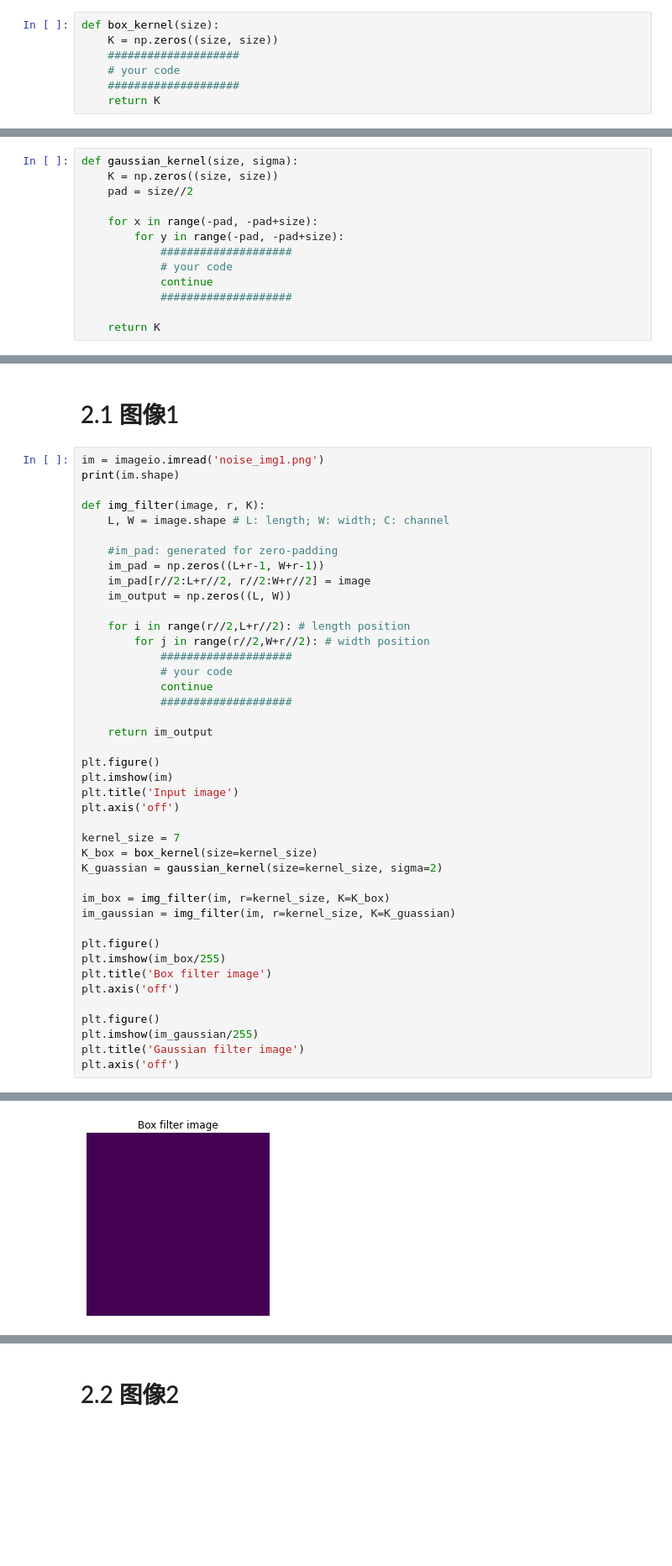
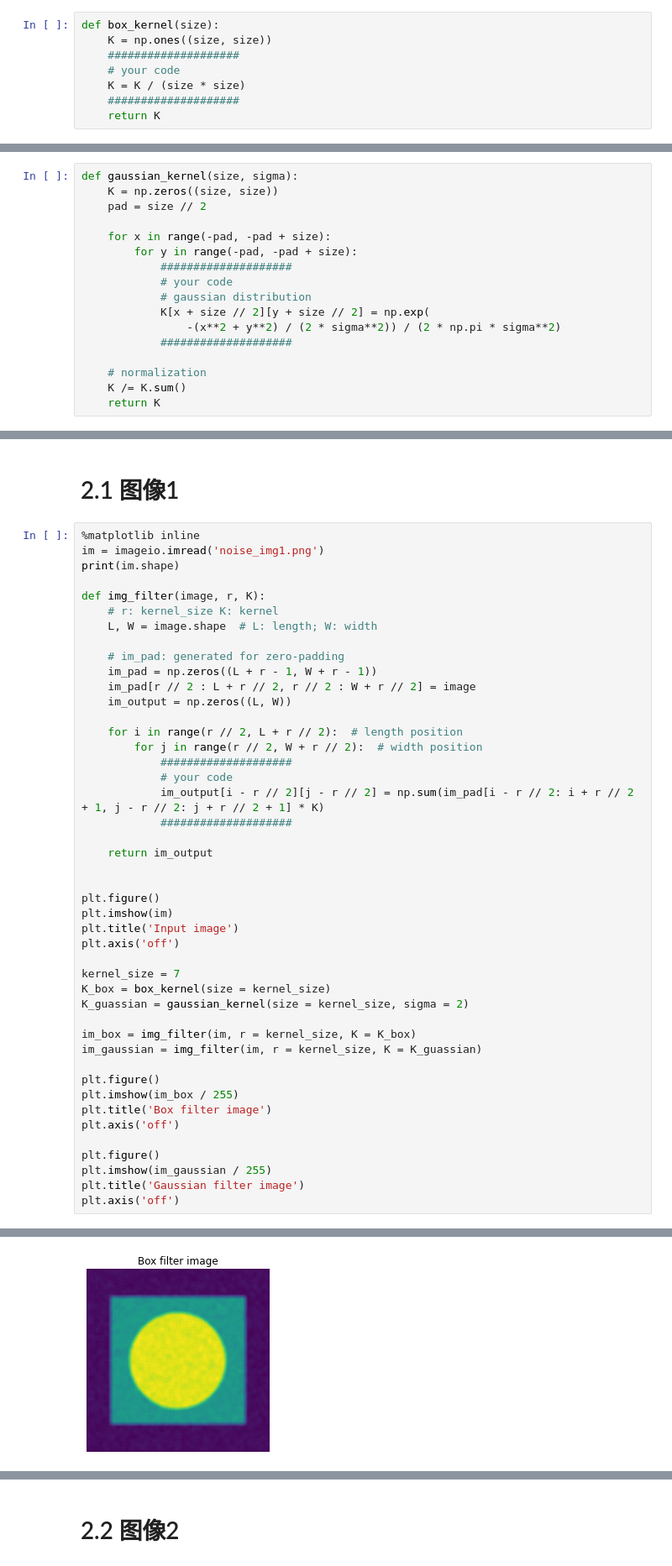
Before and after one commit to Ther-nullptr/STD_LAB, a Jupyter notebook: Task1&2/part1/part1.ipynb, the cells around one changed output, grey strips where cells are left out. Shown at 84% size. Cells and saved outputs as stored; diff of their text form; blank space fills up the shorter version.

```diff
--- a/Task1&2/part1/part1.ipynb
+++ b/Task1&2/part1/part1.ipynb
@@ -38,8 +38,9 @@ from PIL import  Image
 <img src="box_filter.png" align='middle' width="50%">
 # %%
 def box_kernel(size):
-    K = np.zeros((size, size))
+    K = np.ones((size, size))
     ####################
     # your code
+    K = K / (size * size)
     ####################
     return K
@@ -58,13 +66,17 @@ def box_kernel(size):
 # %%
 def gaussian_kernel(size, sigma):
     K = np.zeros((size, size))
-    pad = size//2
+    pad = size // 2
 
-    for x in range(-pad, -pad+size):
-        for y in range(-pad, -pad+size):
+    for x in range(-pad, -pad + size):
+        for y in range(-pad, -pad + size):
             ####################
             # your code
-            continue
+            # gaussian distribution
+            K[x + size // 2][y + size // 2] = np.exp(
+                -(x**2 + y**2) / (2 * sigma**2)) / (2 * np.pi * sigma**2)
             ####################
 
+    # normalization
+    K /= K.sum()
     return K
@@ -79,49 +98,52 @@ def gaussian_kernel(size, sigma):
 # %% [markdown]
 # 2.1 图像1
 # %%
+%matplotlib inline
 im = imageio.imread('noise_img1.png')
 print(im.shape)
 
 def img_filter(image, r, K):
-    L, W = image.shape # L: length; W: width; C: channel
+    # r: kernel_size K: kernel
+    L, W = image.shape  # L: length; W: width
 
-    #im_pad: generated for zero-padding
-    im_pad = np.zeros((L+r-1, W+r-1))
-    im_pad[r//2:L+r//2, r//2:W+r//2] = image
+    # im_pad: generated for zero-padding
+    im_pad = np.zeros((L + r - 1, W + r - 1))
+    im_pad[r // 2 : L + r // 2, r // 2 : W + r // 2] = image
     im_output = np.zeros((L, W))
 
-    for i in range(r//2,L+r//2): # length position
-        for j in range(r//2,W+r//2): # width position
+    for i in range(r // 2, L + r // 2):  # length position
+        for j in range(r // 2, W + r // 2):  # width position
             ####################
             # your code
-            continue
+            im_output[i - r // 2][j - r // 2] = np.sum(im_pad[i - r // 2: i + r // 2 + 1, j - r // 2: j + r // 2 + 1] * K)
             ####################
 
     return im_output
+
 
 plt.figure()
 plt.imshow(im)
 plt.title('Input image')
 plt.axis('off')
 
 kernel_size = 7
-K_box = box_kernel(size=kernel_size)
-K_guassian = gaussian_kernel(size=kernel_size, sigma=2)
+K_box = box_kernel(size = kernel_size)
+K_guassian = gaussian_kernel(size = kernel_size, sigma = 2)
 
-im_box = img_filter(im, r=kernel_size, K=K_box)
-im_gaussian = img_filter(im, r=kernel_size, K=K_guassian)
+im_box = img_filter(im, r = kernel_size, K = K_box)
+im_gaussian = img_filter(im, r = kernel_size, K = K_guassian)
 
 plt.figure()
-plt.imshow(im_box/255)
+plt.imshow(im_box / 255)
 plt.title('Box filter image')
 plt.axis('off')
 
 plt.figure()
-plt.imshow(im_gaussian/255)
+plt.imshow(im_gaussian / 255)
 plt.title('Gaussian filter image')
 plt.axis('off')
 # %% [output]
 (256, 256)
 (-0.5, 255.5, 255.5, -0.5)
 [figure]
-[figure, old version]
+[figure, new version]
```
Also changed, not shown: parts of 9 cells of this notebook, 3 other files.
